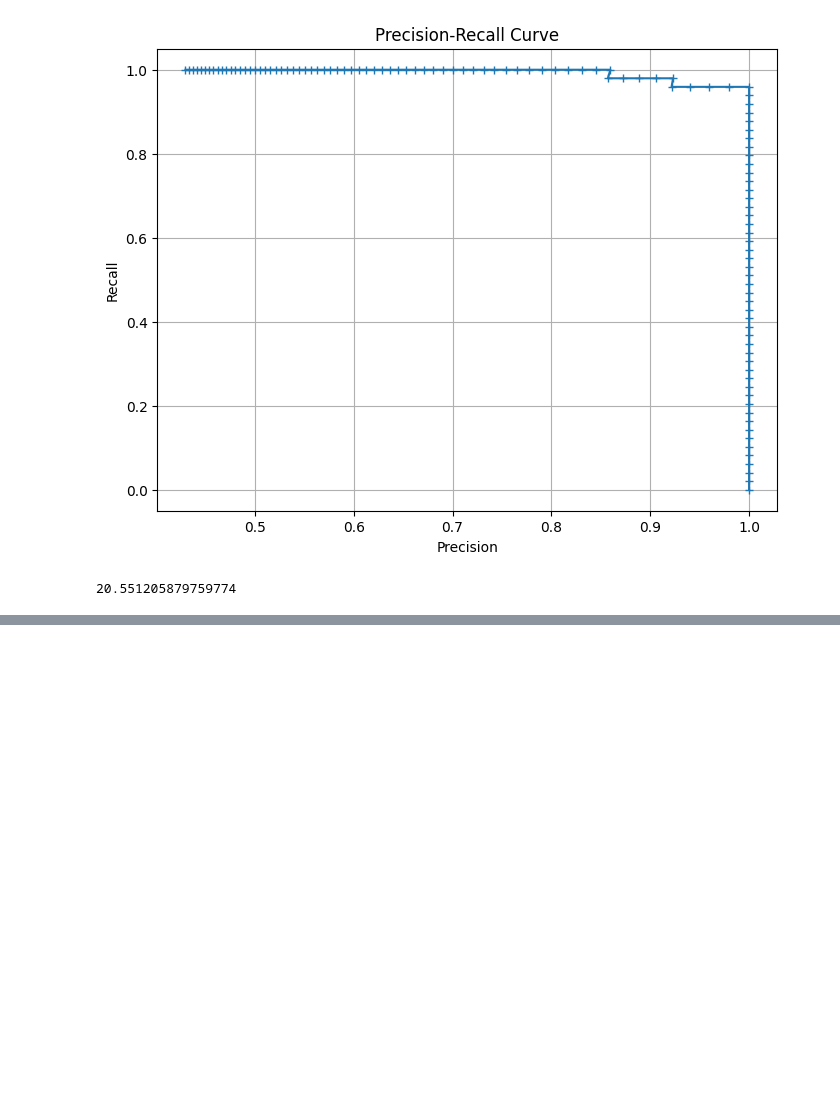
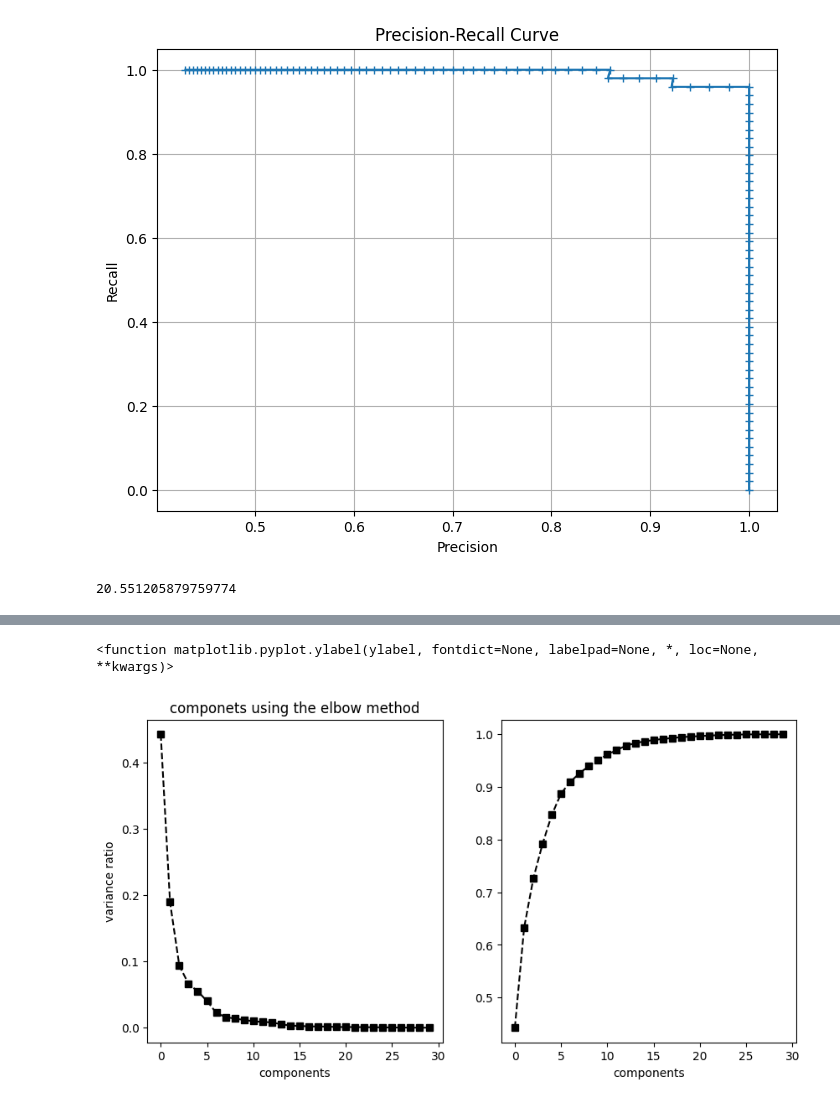
Before and after one commit to saivenkat2309/ML_A1, a Jupyter notebook: ML_ASS3.ipynb, the cells around one changed output, grey strips where cells are left out. Drawn from its saved outputs; the diff is of its cells as text; code cells hidden in the pictures; blank space fills up the shorter version.

```diff
--- a/ML_ASS3.ipynb
+++ b/ML_ASS3.ipynb
@@ -265,0 +361,3 @@ log_loss(y_test, y_pred_prob)
+# %%
+scaler = StandardScaler()
+X_scaled = scaler.fit_transform(X)
@@ -265,0 +394,21 @@ log_loss(y_test, y_pred_prob)
+# %%
+pca = PCA()
+mxpca=pca.fit_transform(X_scaled)
+# %%
+evr=pca.explained_variance_ratio_
+plt.figure(figsize=(10,5))
+
+plt.subplot(1,2,1)
+plt.plot(evr,'s--', color ='black')
+plt.xlabel('components')
+plt.ylabel('variance ratio')
+plt.title('componets using the elbow method')
+
+cuv=np.cumsum(evr)
+plt.subplot(1,2,2)
+plt.plot(cuv,'s--', color ='black')
+plt.xlabel('components')
+plt.ylabel
+# %% [output]
+<function matplotlib.pyplot.ylabel(ylabel, fontdict=None, labelpad=None, *, loc=None, **kwargs)>
+[figure, added]
```
Also changed, not shown: parts of 21 cells of this notebook.
